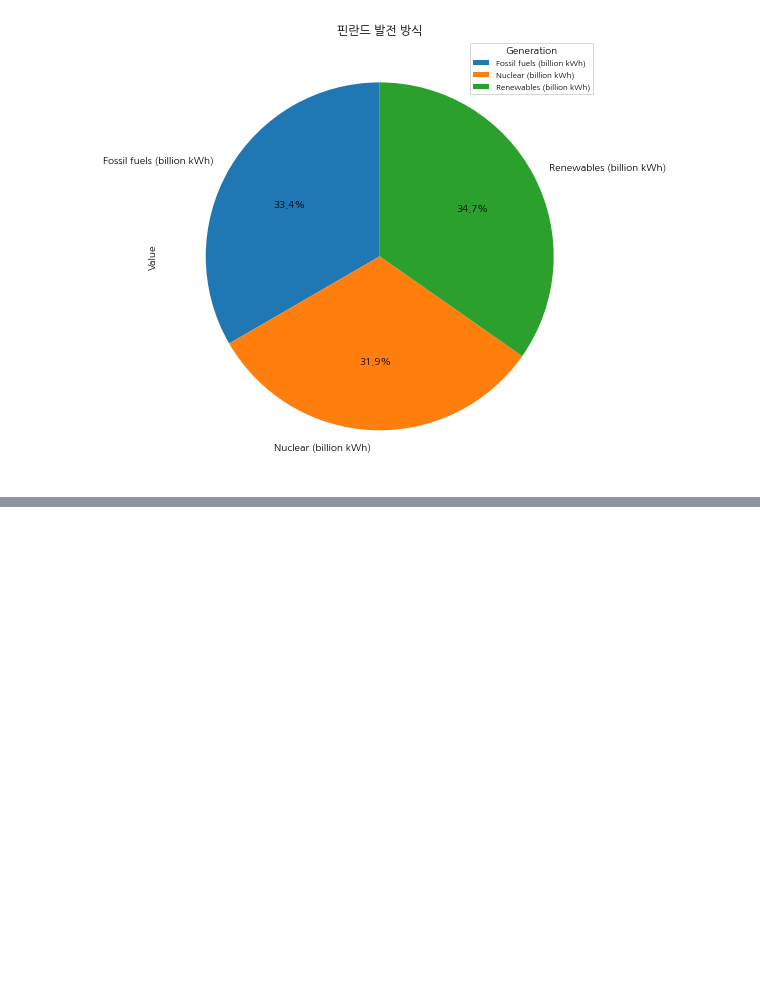
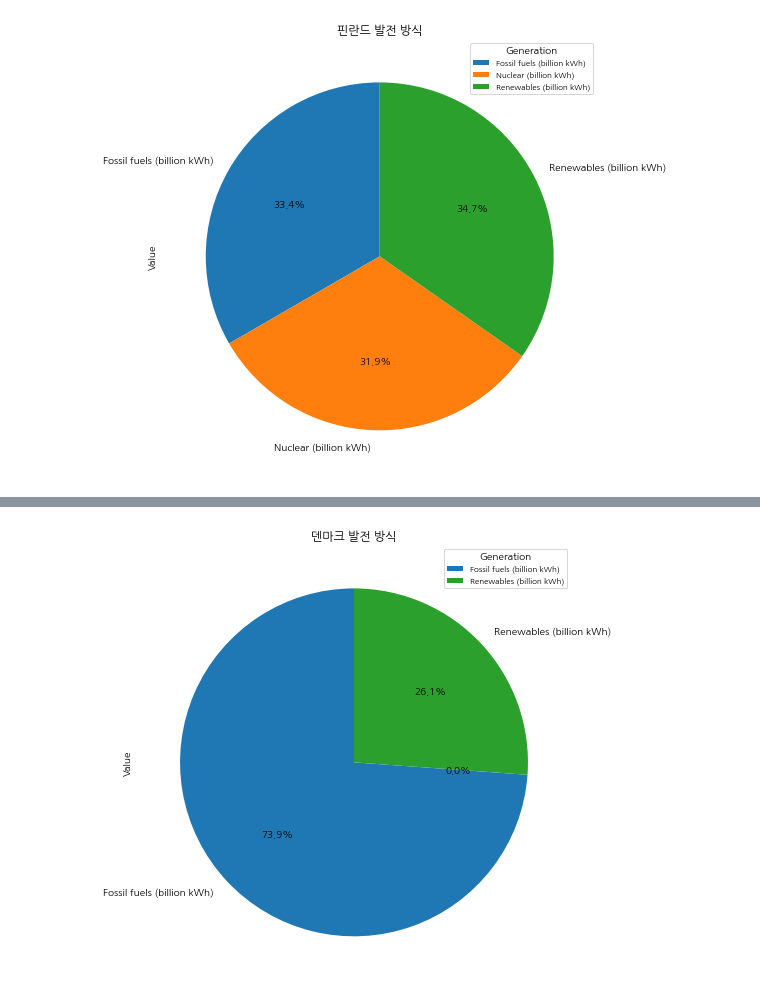
Before and after one commit to kihwan21/k-project, a Jupyter notebook: source/발전량/국가별_에너지_발전량.ipynb, the cells around one changed output, grey strips where cells are left out. Cells and saved outputs as stored; diff of their text form; code cells hidden in the pictures; blank space fills up the shorter version.

```diff
--- a/source/발전량/국가별_에너지_발전량.ipynb
+++ b/source/발전량/국가별_에너지_발전량.ipynb
@@ -762,0 +824,27 @@ plt.show()   # 그래프 출력
+# %%
+import matplotlib.pyplot as plt
+
+# ... (your previous code)
+
+usa = df[df['COUNTRY'].values == 'Denmark']
+
+usa.head()
+
+
+select_data_gen = usa[(usa['GENERATION']=='Renewables (billion kWh)') | (usa['GENERATION']=='Nuclear (billion kWh)')| (usa['GENERATION']=='Fossil fuels (billion kWh)')]
+grouped_data = select_data_gen.groupby(['Year', 'GENERATION'])['Value'].sum().unstack()
+
+
+
+# 데이터를 'GENERATION' 기준으로 합산
+total_generation = select_data_gen.groupby('GENERATION')['Value'].sum()
+
+# 원형 그래프 생성
+total_generation.plot.pie(autopct='%1.1f%%', startangle=90, figsize=(8, 8))
+
+plt.title('덴마크 발전 방식')   # 그래프 제목 설정
+plt.legend(title='Generation', prop={'size': 8})  # 범례 추가 및 사이즈 조절
+
+plt.show()   # 그래프 출력
+# %% [output]
+[figure, added]
```
Also changed, not shown: parts of 6 cells of this notebook, 5 other files.
